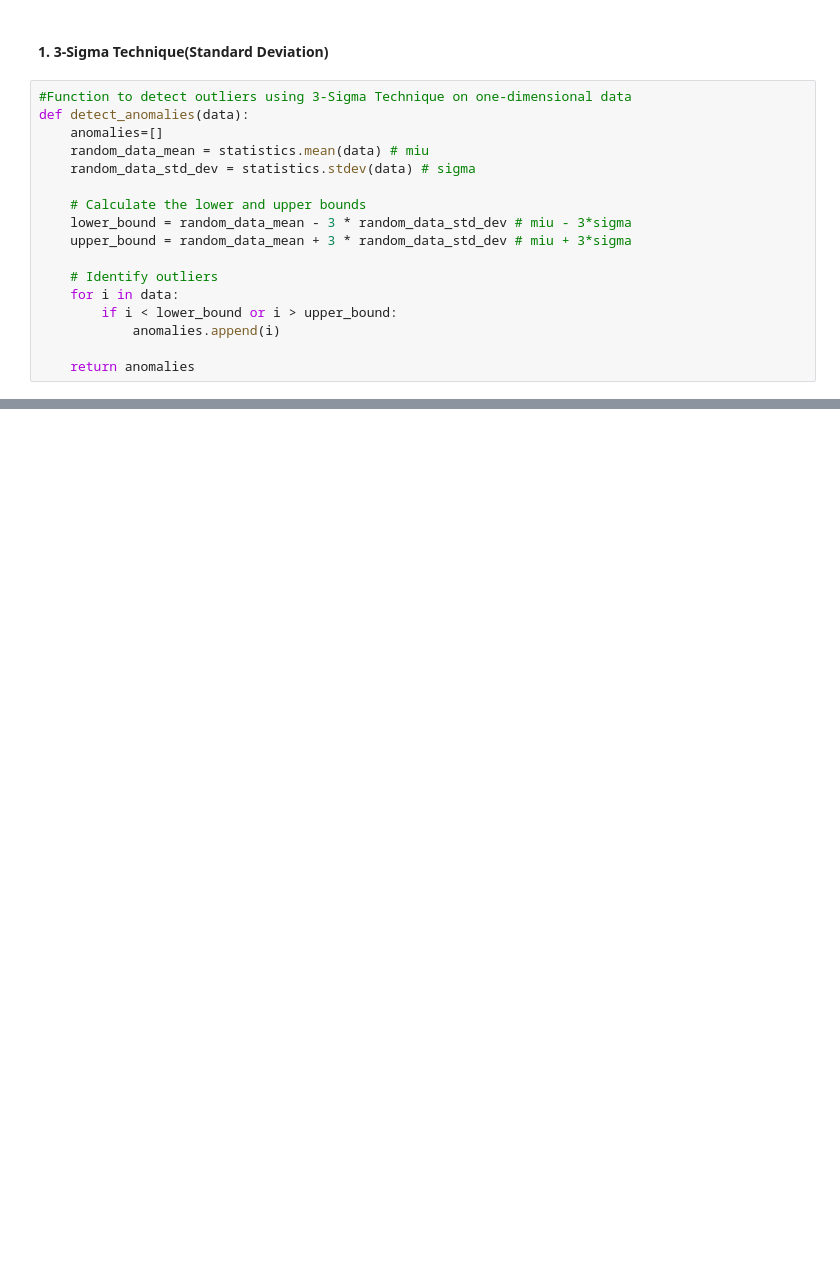
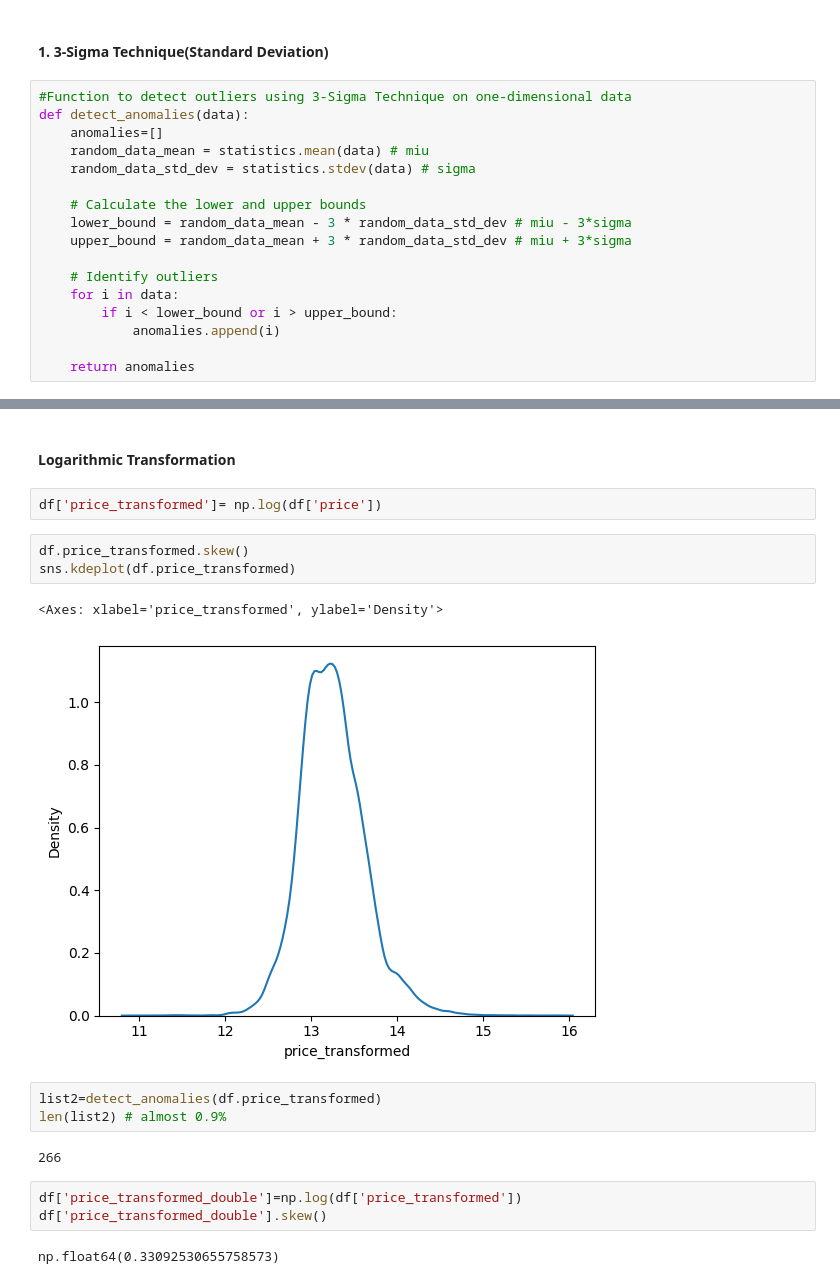
Before and after one commit to Shakhoyat/eda-learning-journey, a Jupyter notebook: EDA by satyajit/Handling Outliers/notebook.ipynb, the cells around one changed output, grey strips where cells are left out. Cells and saved outputs as stored; diff of their text form; blank space fills up the shorter version.

```diff
--- a/EDA by satyajit/Handling Outliers/notebook.ipynb
+++ b/EDA by satyajit/Handling Outliers/notebook.ipynb
@@ -36,0 +75,20 @@ def detect_anomalies(data):
+# %% [markdown]
+#### Logarithmic Transformation
+# %%
+df['price_transformed']= np.log(df['price'])
+# %%
+df.price_transformed.skew()
+sns.kdeplot(df.price_transformed)
+# %% [output]
+<Axes: xlabel='price_transformed', ylabel='Density'>
+[figure, added]
+# %%
+list2=detect_anomalies(df.price_transformed)
+len(list2) # almost 0.9%
+# %% [output]
+266
+# %%
+df['price_transformed_double']=np.log(df['price_transformed'])
+df['price_transformed_double'].skew()
+# %% [output]
+np.float64(0.33092530655758573)
```
Also changed, not shown: parts of 12 cells of this notebook.
